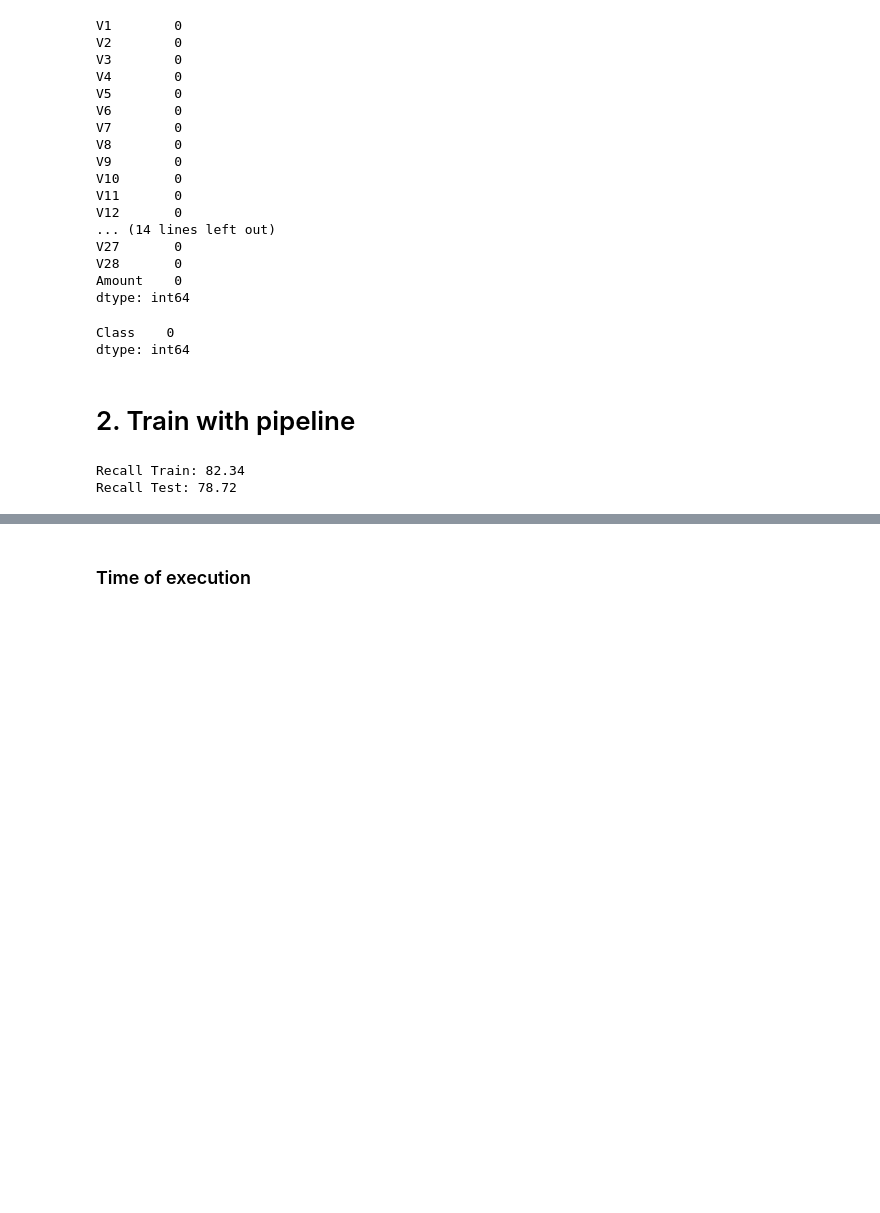
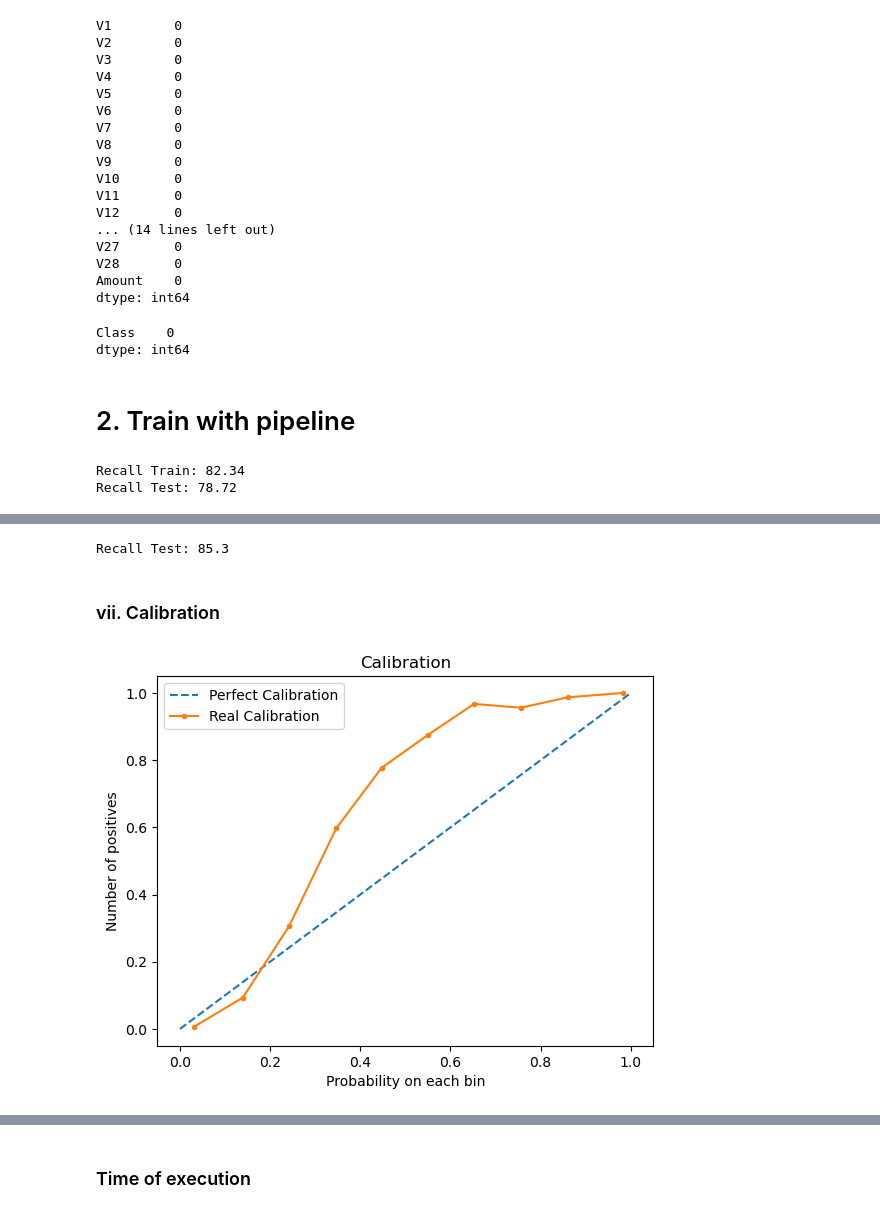
Before and after one commit to anvaldes/Repositorio_de_Proyectos, a Jupyter notebook: Data_Science_Contents/General_Topics/28.Sklearn_Pipelines/Sklearn_Pipelines.ipynb, the cells around one changed output, grey strips where cells are left out. Saved outputs shown, nothing was run; the diff lists cells and outputs as text; code cells hidden in the pictures; blank space fills up the shorter version.

```diff
--- a/Data_Science_Contents/General_Topics/28.Sklearn_Pipelines/Sklearn_Pipelines.ipynb
+++ b/Data_Science_Contents/General_Topics/28.Sklearn_Pipelines/Sklearn_Pipelines.ipynb
@@ -115,0 +533,4 @@ Recall Test: 78.72
+# %%
+clf = XGBClassifier(n_estimators = 60, max_depth = 7)
+# %%
+clf = clf.fit(X_train, y_train)
@@ -115,0 +557,6 @@ Recall Test: 78.72
+# %%
+print('Recall Test:', round(r_test*100, 2))
+# %% [output]
+Recall Test: 85.3
+# %% [markdown]
+### vii. Calibration
@@ -115,0 +565,23 @@ Recall Test: 78.72
+# %%
+def calibration(y, y_pred):
+
+    scores, probs = calibration_curve(y, y_pred, n_bins = 10, normalize = True)
+
+    plt.plot([0, 1], [0, 1], linestyle = '--', label = 'Perfect Calibration')
+    plt.plot(probs, scores, marker = '.', label = 'Real Calibration')
+
+    leg = plt.legend(loc = 'upper left')
+
+    plt.xlabel('Probability on each bin')
+    plt.ylabel('Number of positives')
+
+    plt.title('Calibration')
+    plt.show()
+# %%
+y_train_pred = clf.predict_proba(X_train)[:, 1]
+y_val_pred = clf.predict_proba(X_val)[:, 1]
+y_test_pred = clf.predict_proba(X_test)[:, 1]
+# %%
+calibration(y_train, y_train_pred)
+# %% [output]
+[figure, added]
```
Also changed, not shown: parts of 84 cells of this notebook, 5 other files.
